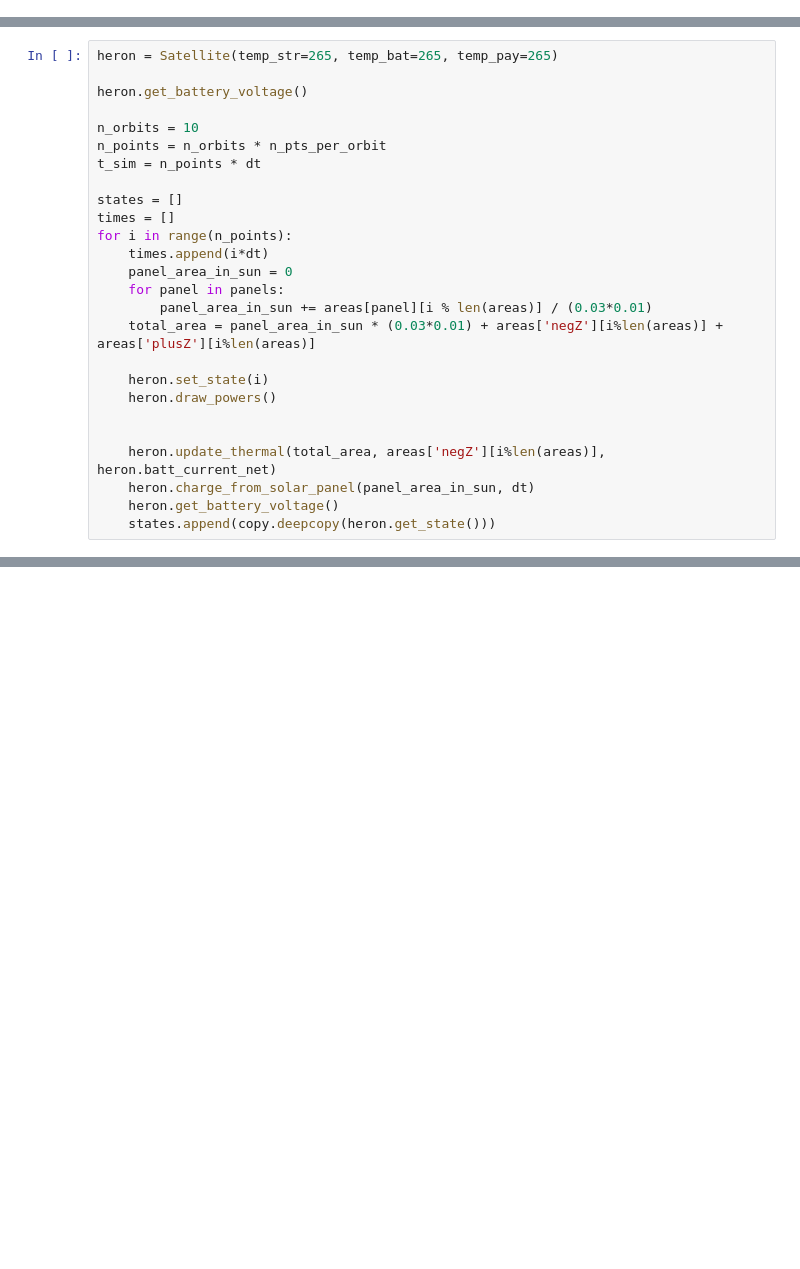
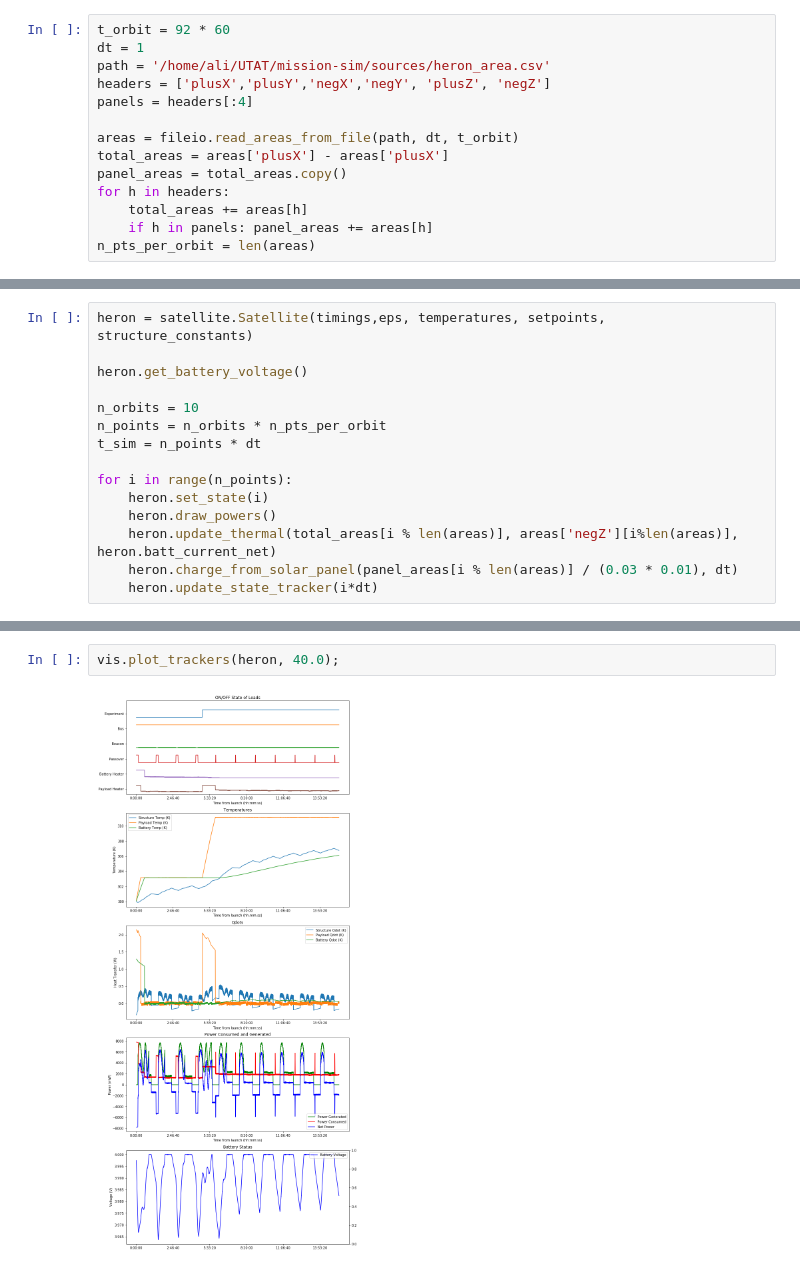
Before and after one commit to utat-ss/HERON-mission-sim, a Jupyter notebook: notebooks/Simulation.ipynb, the cells around one changed output, grey strips where cells are left out. Drawn from its saved outputs; the diff is of its cells as text; blank space fills up the shorter version.

Commit message:
changed notebook with new setpoint params and plots

```diff
--- a/notebooks/Simulation.ipynb
+++ b/notebooks/Simulation.ipynb
@@ -184,0 +16,14 @@ for h in headers:
+# %%
+t_orbit = 92 * 60
+dt = 1
+path = '/home/ali/UTAT/mission-sim/sources/heron_area.csv'
+headers = ['plusX','plusY','negX','negY', 'plusZ', 'negZ']
+panels = headers[:4]
+
+areas = fileio.read_areas_from_file(path, dt, t_orbit)
+total_areas = areas['plusX'] - areas['plusX']
+panel_areas = total_areas.copy()
+for h in headers:
+    total_areas += areas[h]
+    if h in panels: panel_areas += areas[h]
+n_pts_per_orbit = len(areas)
@@ -185,5 +62,5 @@ for h in headers:
 # %%
-heron = Satellite(temp_str=265, temp_bat=265, temp_pay=265)
+heron = satellite.Satellite(timings,eps, temperatures, setpoints, structure_constants)
 
 heron.get_battery_voltage()
 
@@ -191,20 +68,9 @@ n_orbits = 10
 n_points = n_orbits * n_pts_per_orbit
 t_sim = n_points * dt
 
-states = []
-times = []
 for i in range(n_points):
-    times.append(i*dt)
-    panel_area_in_sun = 0
-    for panel in panels:
-        panel_area_in_sun += areas[panel][i % len(areas)] / (0.03*0.01)
-    total_area = panel_area_in_sun * (0.03*0.01) + areas['negZ'][i%len(areas)] + areas['plusZ'][i%len(areas)]
-
     heron.set_state(i)
     heron.draw_powers()
-
-
-    heron.update_thermal(total_area, areas['negZ'][i%len(areas)], heron.batt_current_net)
-    heron.charge_from_solar_panel(panel_area_in_sun, dt)
-    heron.get_battery_voltage()
-    states.append(copy.deepcopy(heron.get_state()))
+    heron.update_thermal(total_areas[i % len(areas)], areas['negZ'][i%len(areas)], heron.batt_current_net)
+    heron.charge_from_solar_panel(panel_areas[i % len(areas)] / (0.03 * 0.01), dt)
+    heron.update_state_tracker(i*dt)
@@ -268,0 +77,4 @@ ax2.xaxis.set_major_formatter(formatter)
+# %%
+vis.plot_trackers(heron, 40.0);
+# %% [output]
+[figure, added]
```
Also changed, not shown: parts of 5 cells of this notebook.
